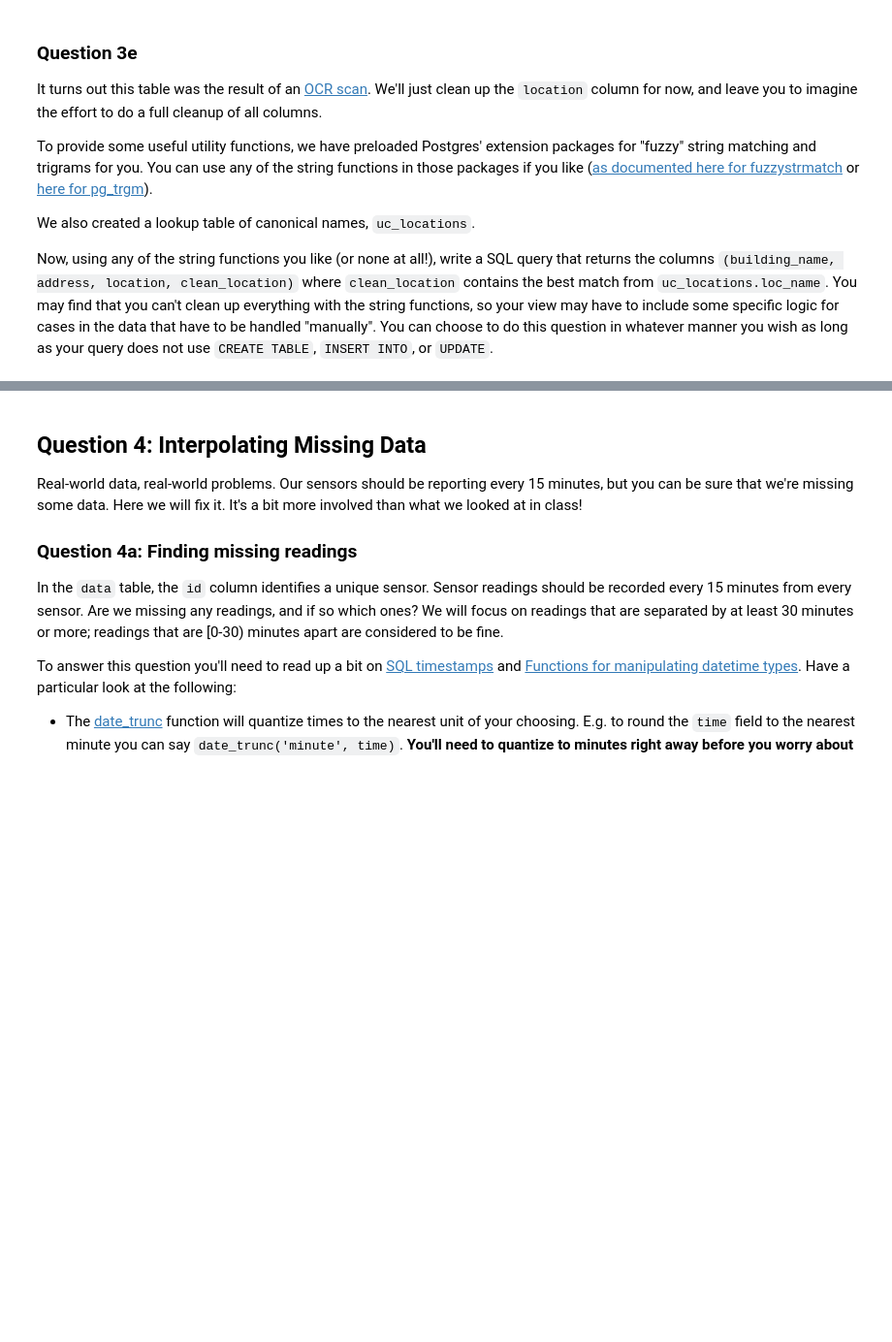
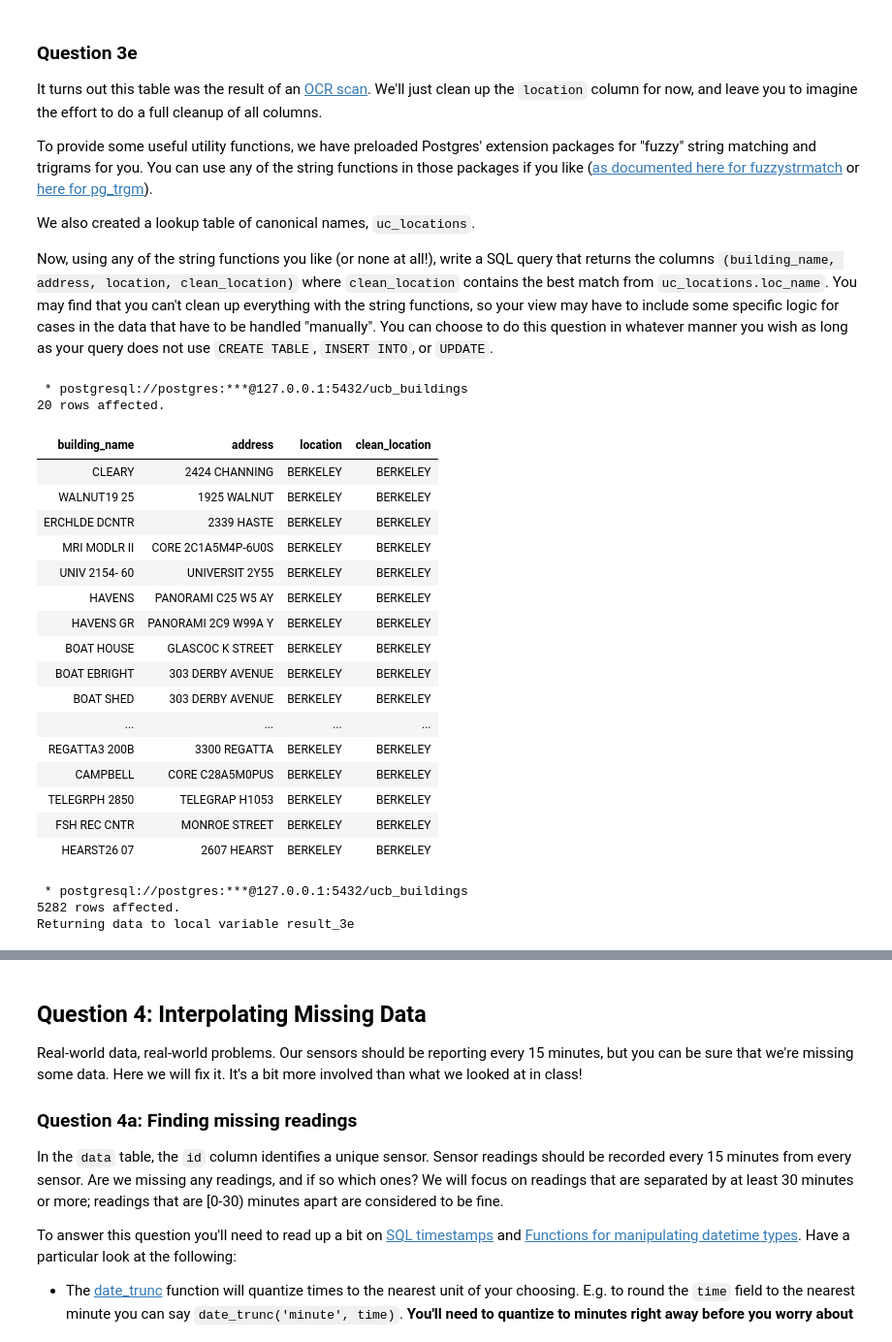
Before and after one commit to nhatanhcd2169/data101-fa22, a Jupyter notebook: proj/proj3/proj3.ipynb, the cells around one changed output, grey strips where cells are left out. Shown at 97% size. Drawn from its saved outputs; the diff is of its cells as text; code cells hidden in the pictures; blank space fills up the shorter version.

```diff
--- a/proj/proj3/proj3.ipynb
+++ b/proj/proj3/proj3.ipynb
@@ -511,3 +583,71 @@ Now, using any of the string functions you like (or none at all!), write a SQL q
+# %%
+%%sql
+WITH location_best_match as (
+    SELECT
+        location,
+        CASE
+            WHEN levenshtein(lower(location), lower(loc_name)) < 3 THEN loc_name
+            ELSE location
+        END as clean_location
+    FROM real_estate_metadata, uc_locations
+    GROUP BY location, clean_location
+)
+
+
+SELECT
+    building_name,
+    address,
+    location,
+    clean_location
+FROM real_estate_metadata
+NATURAL JOIN location_best_match
+LIMIT 20;
+# %% [output]
+ * postgresql://postgres:***@127.0.0.1:5432/ucb_buildings
+20 rows affected.
+| building_name | address | location | clean_location |
+| CLEARY | 2424 CHANNING | BERKELEY | BERKELEY |
+| WALNUT19 25 | 1925 WALNUT | BERKELEY | BERKELEY |
+| ERCHLDE DCNTR | 2339 HASTE | BERKELEY | BERKELEY |
+| MRI MODLR II | CORE 2C1A5M4P-6U0S | BERKELEY | BERKELEY |
+| UNIV 2154- 60 | UNIVERSIT 2Y55 | BERKELEY | BERKELEY |
+| HAVENS | PANORAMI C25 W5 AY | BERKELEY | BERKELEY |
+| HAVENS GR | PANORAMI 2C9 W99A Y | BERKELEY | BERKELEY |
+| BOAT HOUSE | GLASCOC K STREET | BERKELEY | BERKELEY |
+| BOAT EBRIGHT | 303 DERBY AVENUE | BERKELEY | BERKELEY |
+| BOAT SHED | 303 DERBY AVENUE | BERKELEY | BERKELEY |
+| ... | ... | ... | ... |
+| REGATTA3 200B | 3300 REGATTA | BERKELEY | BERKELEY |
+| CAMPBELL | CORE C28A5M0PUS | BERKELEY | BERKELEY |
+| TELEGRPH 2850 | TELEGRAP H1053 | BERKELEY | BERKELEY |
+| FSH REC CNTR | MONROE STREET | BERKELEY | BERKELEY |
+| HEARST26 07 | 2607 HEARST | BERKELEY | BERKELEY |
+# %%
+%%sql result_3e <<
+WITH location_best_match as (
+    SELECT
+        location,
+        CASE
+            WHEN levenshtein(lower(location), lower(loc_name)) < 3 THEN loc_name
+            ELSE location
+        END as clean_location
+    FROM real_estate_metadata, uc_locations
+    GROUP BY location, clean_location
+)
+
+
+SELECT
+    rem.building_name,
+    rem.address,
+    rem.location,
+    lbm.clean_location
+FROM real_estate_metadata rem
+JOIN location_best_match lbm
+ON rem.location = lbm.location
+# %% [output]
+ * postgresql://postgres:***@127.0.0.1:5432/ucb_buildings
+5282 rows affected.
+Returning data to local variable result_3e
 # %%
 # Do not delete/edit this cell
 result_3e.DataFrame().sort_values(['clean_location', 'building_name', 'address']).iloc[::10].to_csv('results/result_3e.csv', index=False)
```
Also changed, not shown: parts of 29 cells of this notebook.
